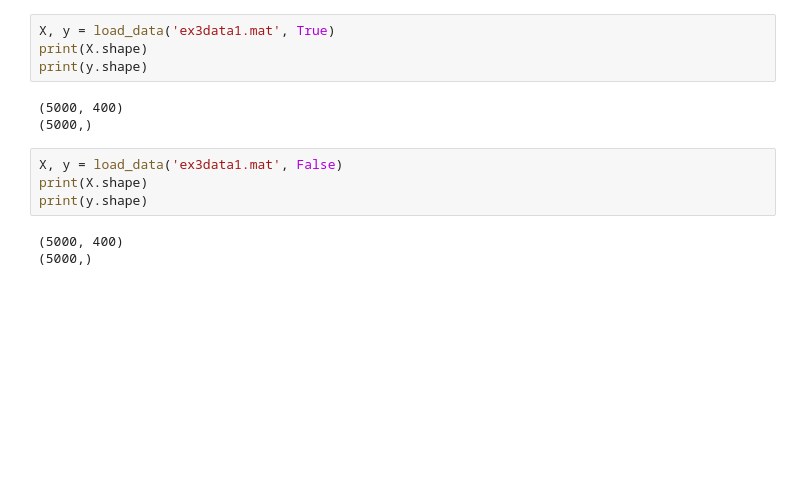
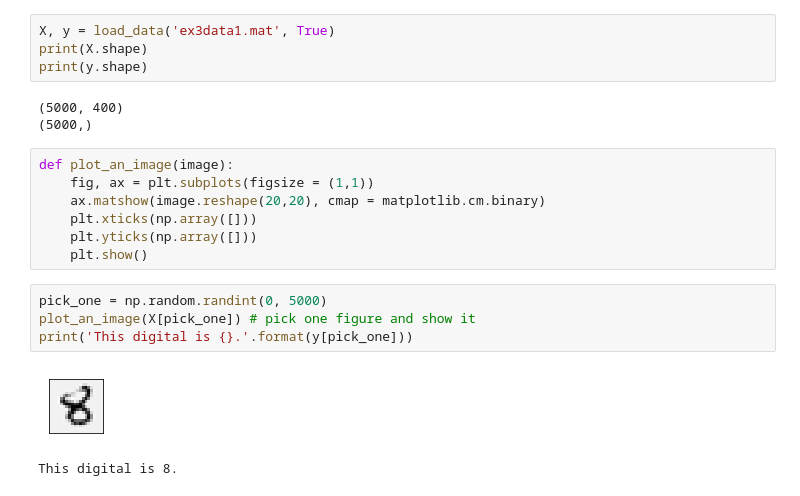
Before and after one commit to jiankang-star/Coursera-ML-AndrewNg-Notes, a Jupyter notebook: code/ex3-neural network/wjk_neural_network_v1.ipynb, the cells around one changed output. Drawn from its saved outputs; the diff is of its cells as text; blank space fills up the shorter version.

```diff
--- a/code/ex3-neural network/wjk_neural_network_v1.ipynb
+++ b/code/ex3-neural network/wjk_neural_network_v1.ipynb
@@ -25,10 +28,17 @@ print(y.shape)
 # %% [output]
 (5000, 400)
 (5000,)
-# %%
-X, y = load_data('ex3data1.mat', False)
-print(X.shape)
-print(y.shape)
-# %% [output]
-(5000, 400)
-(5000,)
+# %%
+def plot_an_image(image):
+    fig, ax = plt.subplots(figsize = (1,1))
+    ax.matshow(image.reshape(20,20), cmap = matplotlib.cm.binary)
+    plt.xticks(np.array([]))
+    plt.yticks(np.array([]))
+    plt.show()
+# %%
+pick_one = np.random.randint(0, 5000)
+plot_an_image(X[pick_one]) # pick one figure and show it
+print('This digital is {}.'.format(y[pick_one]))
+# %% [output]
+[figure, added]
+This digital is 8.
```
Also changed, not shown: parts of 45 cells of this notebook.
